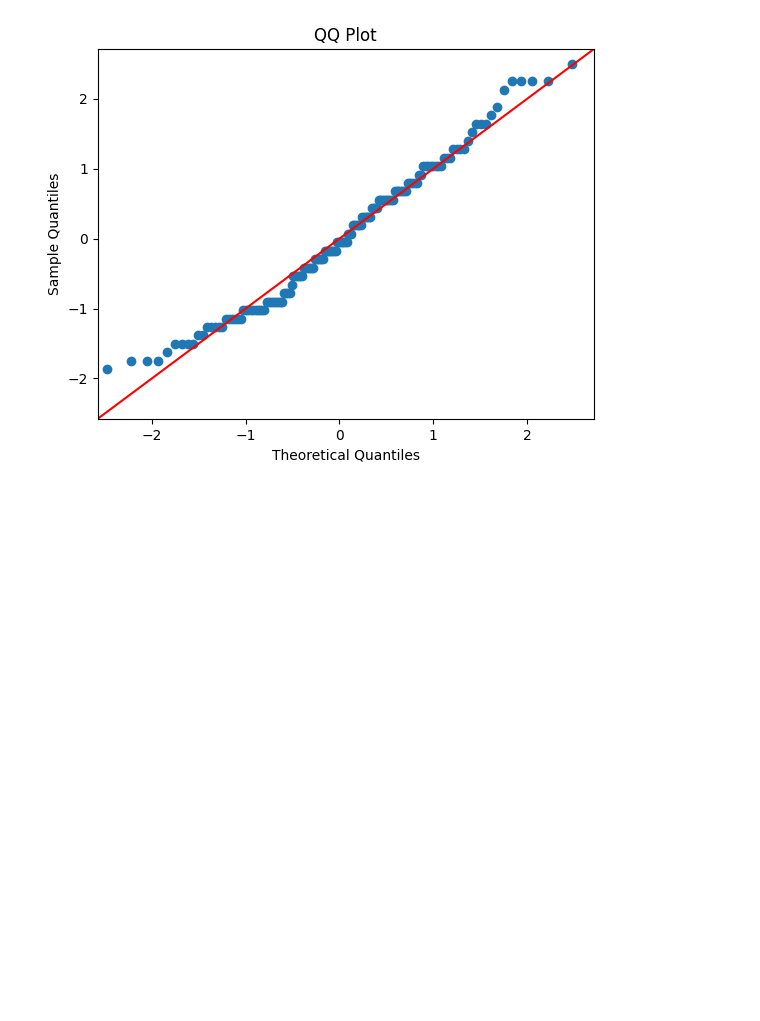
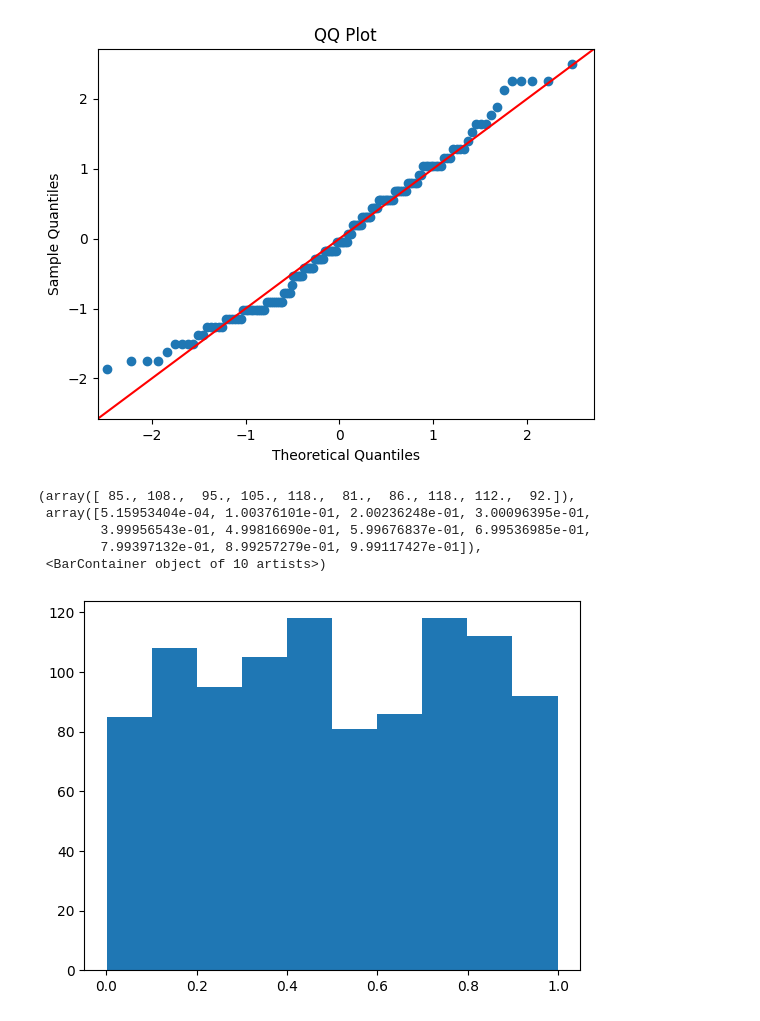
Before and after one commit to netra212/Data-Science, a Jupyter notebook: statistics/Non_Gaussian_Prob_Distri.ipynb, the cells around one changed output. Cells and saved outputs as stored; diff of their text form; code cells hidden in the pictures; blank space fills up the shorter version.

```diff
--- a/statistics/Non_Gaussian_Prob_Distri.ipynb
+++ b/statistics/Non_Gaussian_Prob_Distri.ipynb
@@ -56,3 +56,20 @@ plt.ylabel("Sample Quantiles")
 plt.show()
 # %% [output]
 [figure]
+# %%
+import numpy as np
+import scipy.stats as stats
+import statsmodels.api as sm
+import matplotlib.pyplot as plt
+
+# Generate a set of random data
+x = np.random.uniform(low=0, high=1, size=1000)
+# %%
+plt.hist(x)
+# %% [output]
+(array([ 85., 108.,  95., 105., 118.,  81.,  86., 118., 112.,  92.]),
+ array([5.15953404e-04, 1.00376101e-01, 2.00236248e-01, 3.00096395e-01,
+        3.99956543e-01, 4.99816690e-01, 5.99676837e-01, 6.99536985e-01,
+        7.99397132e-01, 8.99257279e-01, 9.99117427e-01]),
+ <BarContainer object of 10 artists>)
+[figure, added]
```
Also changed, not shown: parts of 31 cells of this notebook.
